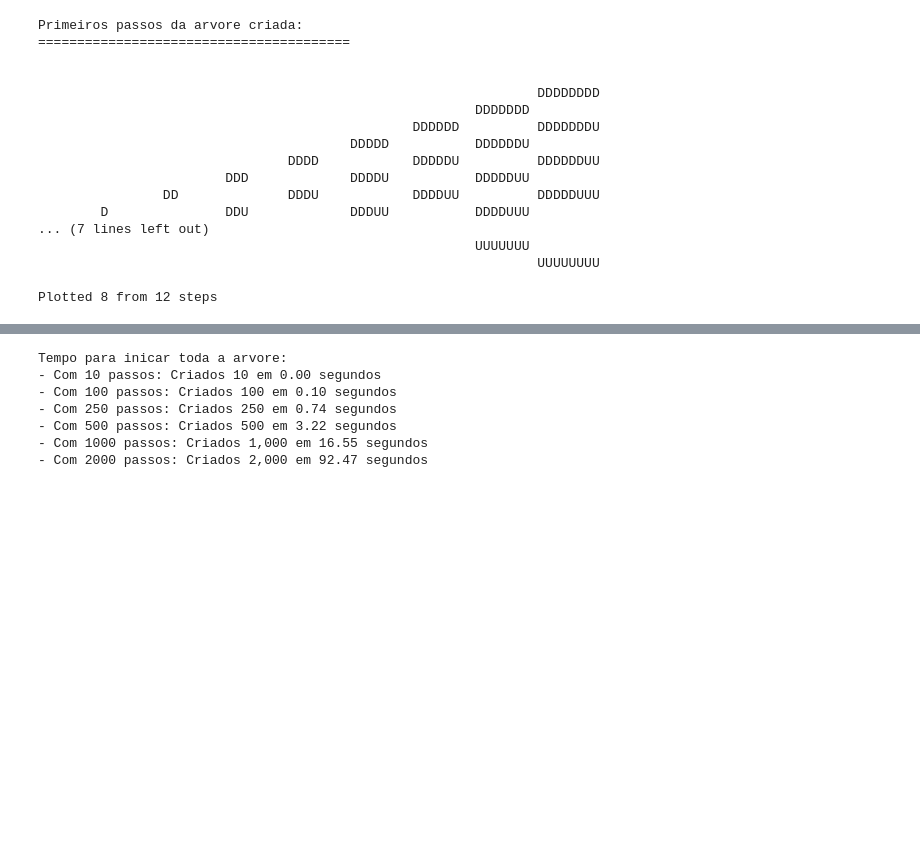
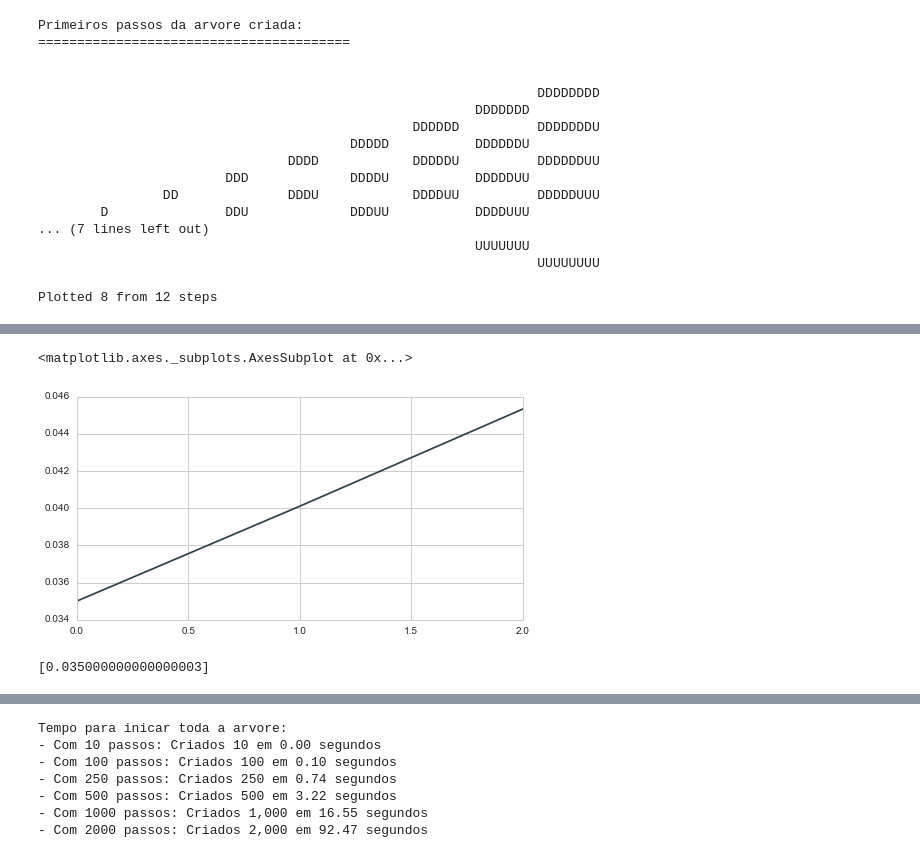
Before and after one commit to ucaiado/ShortRate_Model, a Jupyter notebook: Kalotay-Williams-Fabozzi.ipynb, the cells around one changed output, grey strips where cells are left out. Cells and saved outputs as stored; diff of their text form; code cells hidden in the pictures; blank space fills up the shorter version.

```diff
--- a/Kalotay-Williams-Fabozzi.ipynb
+++ b/Kalotay-Williams-Fabozzi.ipynb
@@ -301,0 +677,5 @@ Plotted 8 from 12 steps
+# %%
+df.T.mean().plot()
+# %% [output]
+<matplotlib.axes._subplots.AxesSubplot at 0x...>
+[figure, added]
@@ -301,0 +684,4 @@ Plotted 8 from 12 steps
+# %%
+list(np.arange(0.035, 0.1))
+# %% [output]
+[0.035000000000000003]
```
Also changed, not shown: parts of 38 cells of this notebook, 3 other files.
